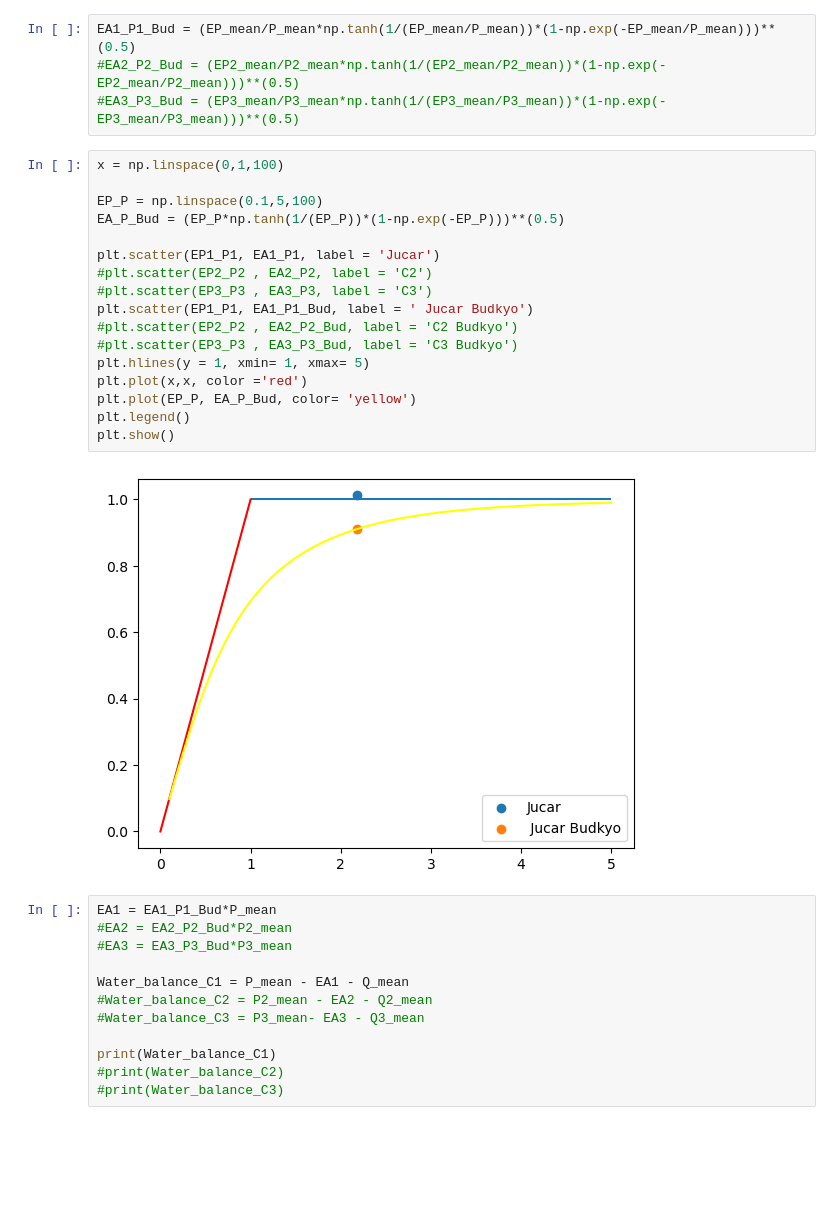
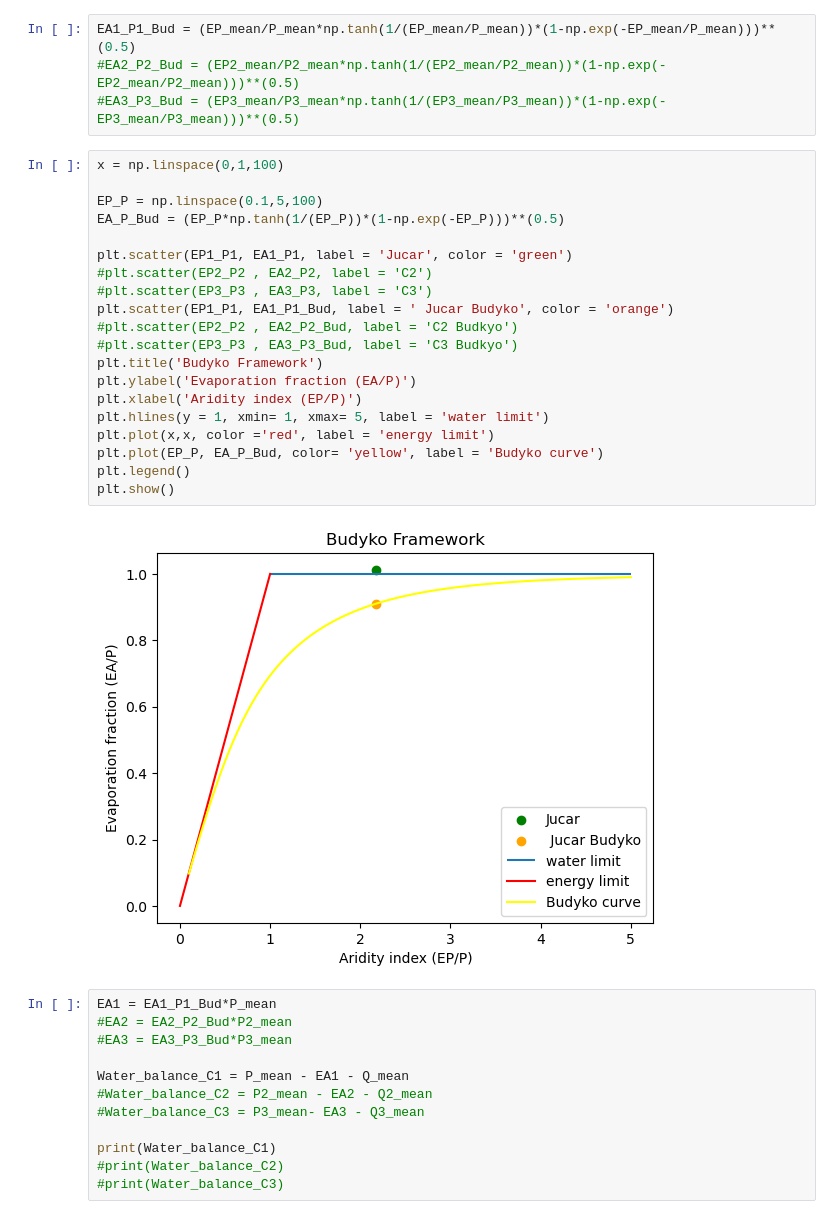
Before and after one commit to mmarrocolo/JUCARbasin, a Jupyter notebook: Exercise 1 Processes/Water Balance 2.ipynb, the cells around one changed output. Saved outputs shown, nothing was run; the diff lists cells and outputs as text; blank space fills up the shorter version.

Commit message:
budyko framework

```diff
--- a/Exercise 1 Processes/Water Balance 2.ipynb
+++ b/Exercise 1 Processes/Water Balance 2.ipynb
@@ -113,22 +113,25 @@ EA1_P1_Bud = (EP_mean/P_mean*np.tanh(1/(EP_mean/P_mean))*(1-np.exp(-EP_mean/P_me
 # %%
 x = np.linspace(0,1,100)
 
 EP_P = np.linspace(0.1,5,100)
 EA_P_Bud = (EP_P*np.tanh(1/(EP_P))*(1-np.exp(-EP_P)))**(0.5)
 
-plt.scatter(EP1_P1, EA1_P1, label = 'Jucar')
+plt.scatter(EP1_P1, EA1_P1, label = 'Jucar', color = 'green')
 #plt.scatter(EP2_P2 , EA2_P2, label = 'C2')
 #plt.scatter(EP3_P3 , EA3_P3, label = 'C3')
-plt.scatter(EP1_P1, EA1_P1_Bud, label = ' Jucar Budkyo')
+plt.scatter(EP1_P1, EA1_P1_Bud, label = ' Jucar Budyko', color = 'orange')
 #plt.scatter(EP2_P2 , EA2_P2_Bud, label = 'C2 Budkyo')
 #plt.scatter(EP3_P3 , EA3_P3_Bud, label = 'C3 Budkyo')
-plt.hlines(y = 1, xmin= 1, xmax= 5)
-plt.plot(x,x, color ='red')
-plt.plot(EP_P, EA_P_Bud, color= 'yellow')
+plt.title('Budyko Framework')
+plt.ylabel('Evaporation fraction (EA/P)')
+plt.xlabel('Aridity index (EP/P)')
+plt.hlines(y = 1, xmin= 1, xmax= 5, label = 'water limit')
+plt.plot(x,x, color ='red', label = 'energy limit')
+plt.plot(EP_P, EA_P_Bud, color= 'yellow', label = 'Budyko curve')
 plt.legend()
 plt.show()
 # %% [output]
-[figure, old version]
+[figure, new version]
 # %%
 EA1 = EA1_P1_Bud*P_mean
 #EA2 = EA2_P2_Bud*P2_mean
```
Also changed, not shown: 1 other file.
